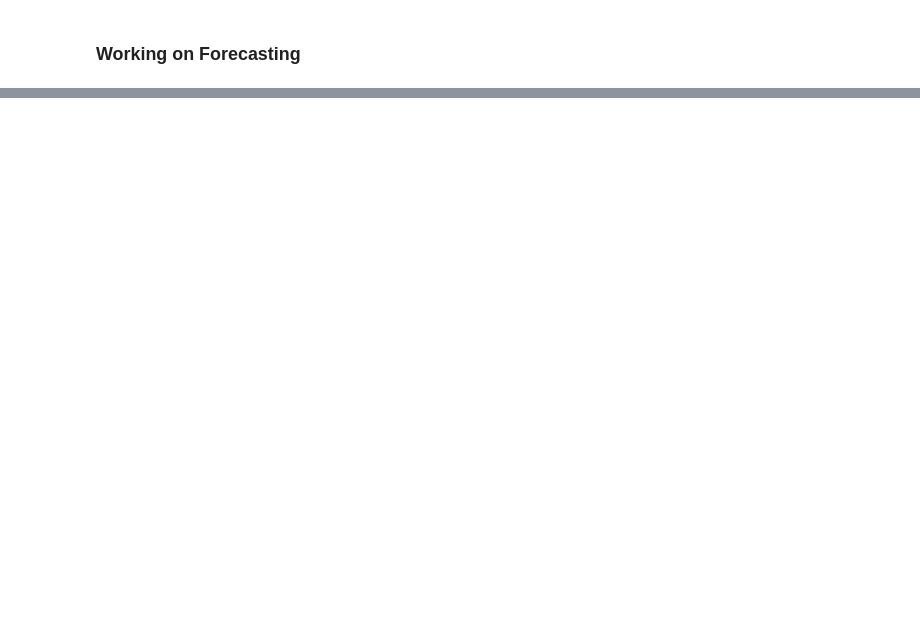
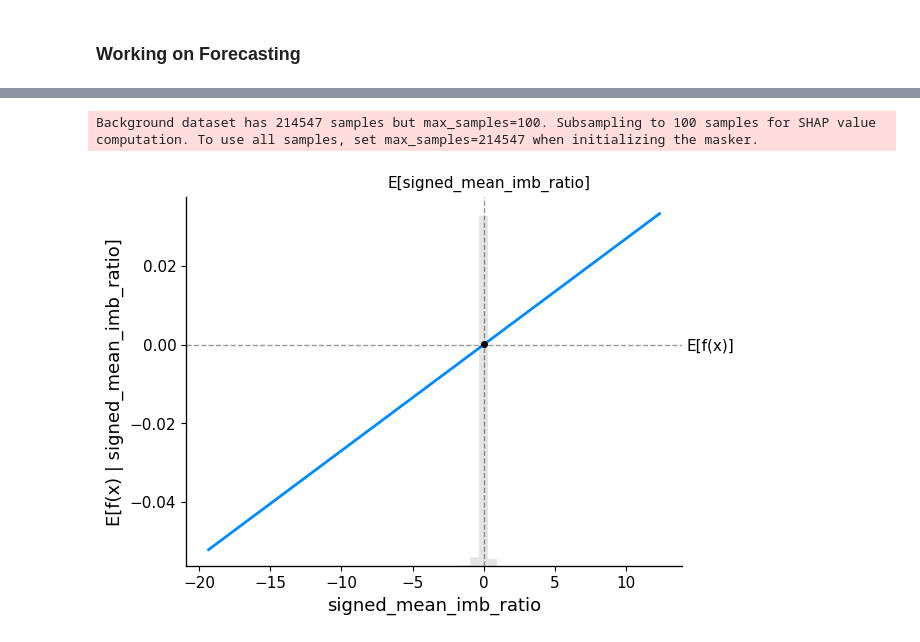
Before and after one commit to MichaelCusackNelkin/Summer_Research_2026, a Jupyter notebook: forecast/forecasting.ipynb, the cells around one changed output, grey strips where cells are left out. Drawn from its saved outputs; the diff is of its cells as text; code cells hidden in the pictures; blank space fills up the shorter version.

```diff
--- a/forecast/forecasting.ipynb
+++ b/forecast/forecasting.ipynb
@@ -176,2 +202,13 @@ data
 # %% [markdown]
 ### Working on Forecasting
+# %%
+import sklearn
+import statsmodels.api as sm
+
+features = ["signed_mean_imb_ratio", "pct_total_dollar_imb"]
+
+X = data[features].to_pandas()
+y = data["return_to_close"].to_pandas()
+
+model = sklearn.linear_model.LinearRegression()
+model.fit(X,y)
@@ -177,0 +239,19 @@ data
+# %%
+# compute the SHAP values for the linear model
+explainer = shap.Explainer(model.predict, X)
+shap_values = explainer(X)
+
+# make a standard partial dependence plot
+sample_ind = 20
+shap.partial_dependence_plot(
+    "signed_mean_imb_ratio",
+    model.predict,
+    X,
+    model_expected_value=True,
+    feature_expected_value=True,
+    ice=False,
+    shap_values=shap_values[sample_ind : sample_ind + 1, :],
+)
+# %% [output]
+Background dataset has 214547 samples but max_samples=100. Subsampling to 100 samples for SHAP value computation. To use all samples, set max_samples=214547 when initializing the masker.
+[figure, added]
```
Also changed, not shown: parts of 7 cells of this notebook.
